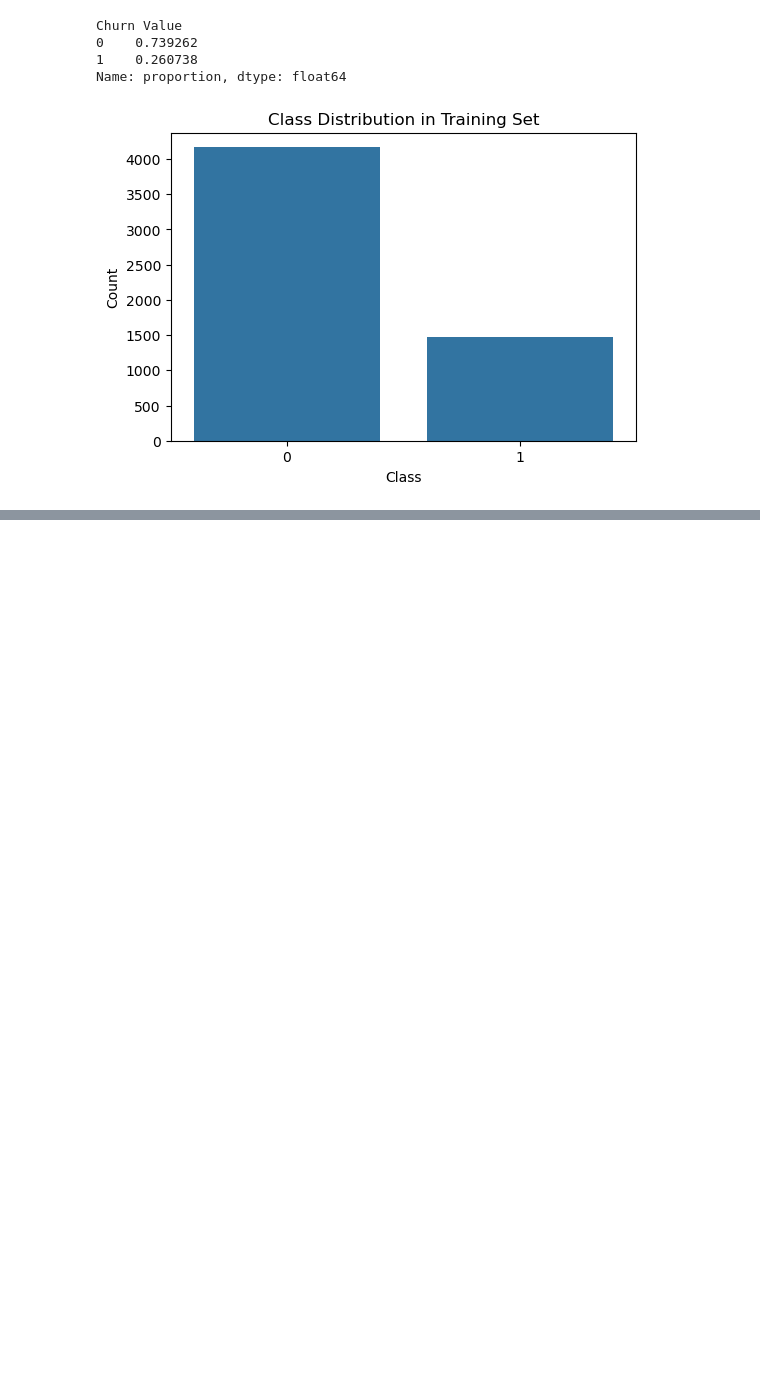
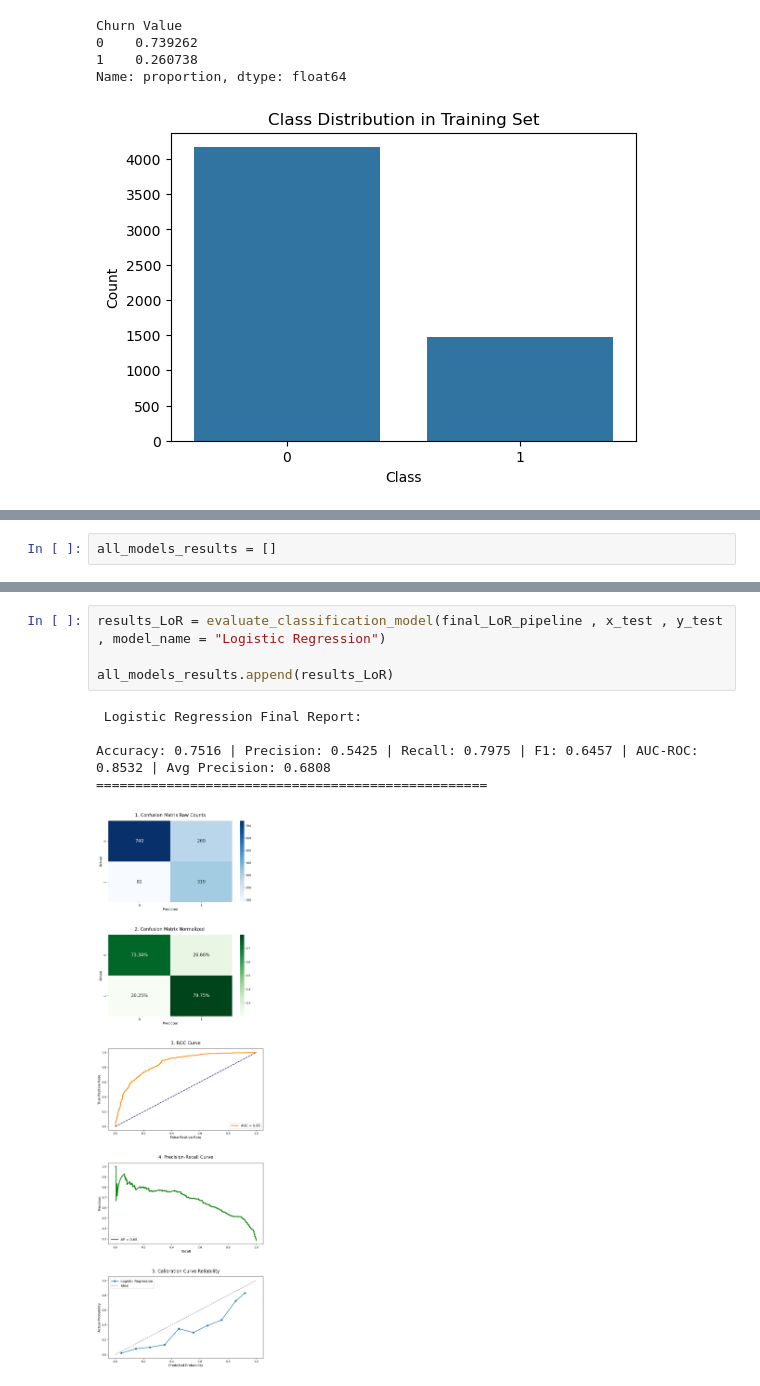
Before and after one commit to ameennasaireh10-hash/customer-churn-prediction, a Jupyter notebook: Customer Churn project.ipynb, the cells around one changed output, grey strips where cells are left out. Cells and saved outputs as stored; diff of their text form; blank space fills up the shorter version.

```diff
--- a/Customer Churn project.ipynb
+++ b/Customer Churn project.ipynb
@@ -302,0 +467,2 @@ Name: proportion, dtype: float64
+# %%
+all_models_results = []
@@ -302,0 +533,10 @@ Name: proportion, dtype: float64
+# %%
+results_LoR = evaluate_classification_model(final_LoR_pipeline , x_test , y_test , model_name = "Logistic Regression")
+
+all_models_results.append(results_LoR)
+# %% [output]
+ Logistic Regression Final Report:
+
+Accuracy: 0.7516 | Precision: 0.5425 | Recall: 0.7975 | F1: 0.6457 | AUC-ROC: 0.8532 | Avg Precision: 0.6808
+==================================================
+[figure, added]
```
Also changed, not shown: parts of 18 cells of this notebook.
